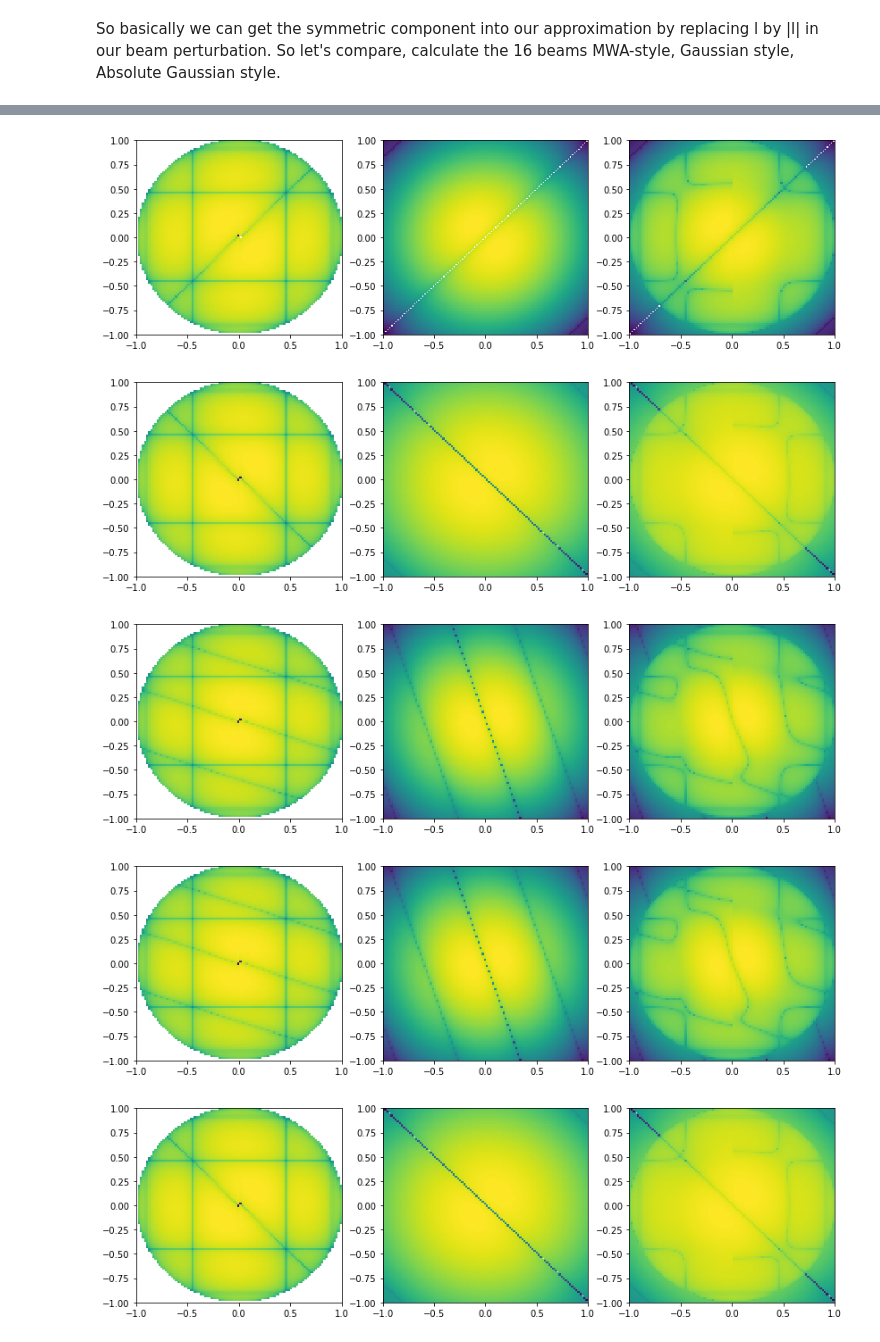
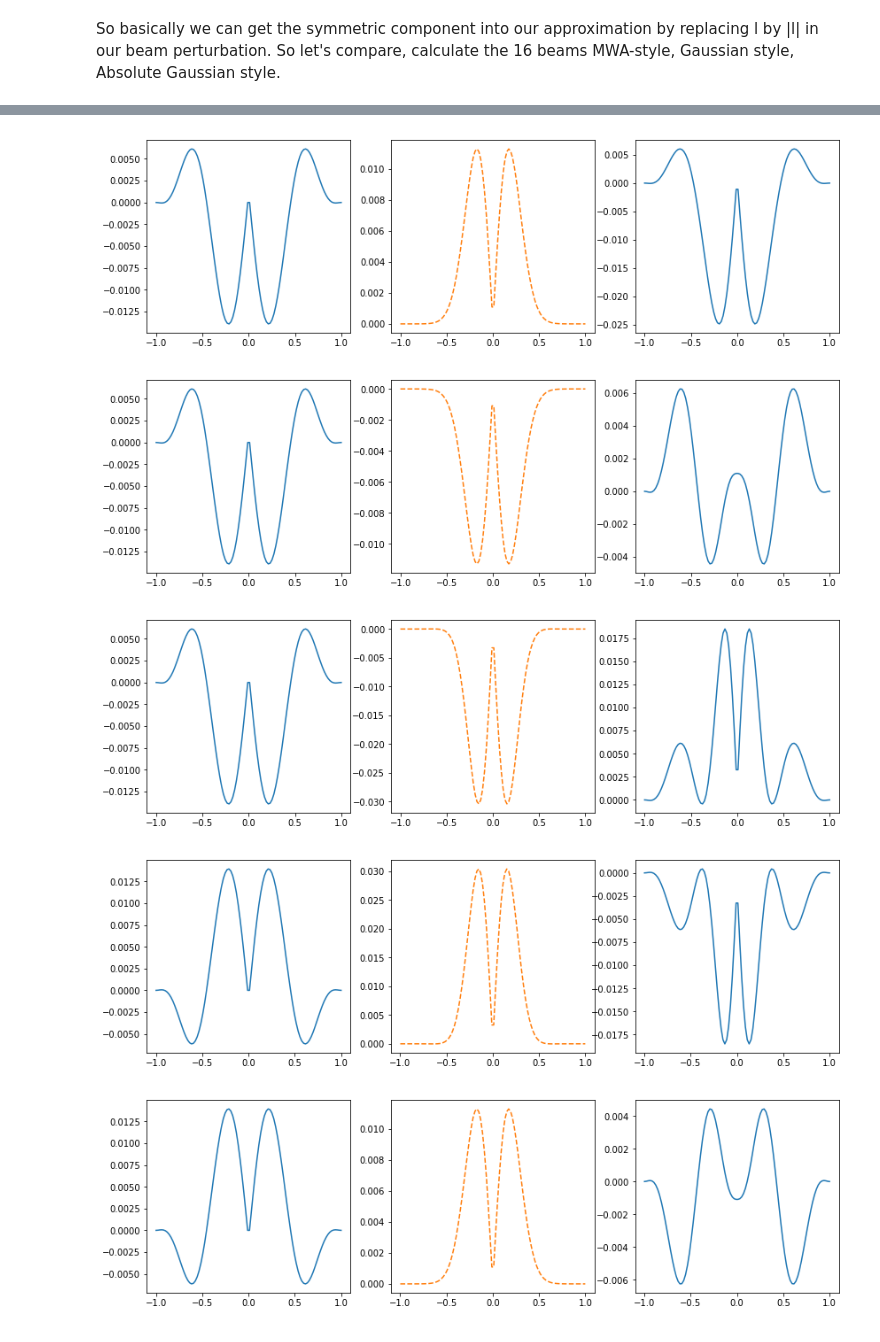
Before and after one commit to ronniyjoseph/Beam-Perturbations, a Jupyter notebook: Beam Covariance Re-do.ipynb, the cells around one changed output, grey strips where cells are left out. Cells and saved outputs as stored; diff of their text form; code cells hidden in the pictures.

Commit message:
commiting changes made yesterday in our beam investigation mode

```diff
--- a/Beam Covariance Re-do.ipynb
+++ b/Beam Covariance Re-do.ipynb
@@ -789,13 +792,13 @@ averaged_plotter(l, numerical, approximation, difference)
 # %% [markdown]
 So basically we can get the symmetric component into our approximation by replacing l by |l| in our beam perturbation. So let's compare, calculate the 16 beams MWA-style, Gaussian style, Absolute Gaussian style.
 # %%
-l = numpy.linspace(-1,1,100)
-m = l.copy()
+ll = numpy.linspace(-1,1,100)
+mm = numpy.zeros_like(ll) + 0
 frequency = 150e6
 
-ll, mm = numpy.meshgrid(l,m)
+#ll, mm = numpy.meshgrid(l,m)
 tt, pp = lm_to_theta_phi(ll, mm)
-
+pp = numpy.array([0])
 mwa_ideal_beam = mwa_tile_beam(theta=tt, phi=pp, frequency=frequency)
 gauss_ideal_beam = beam_response(ll, mm, frequency)
 
@@ -812,10 +815,12 @@ for faulty_dipole in range(16):
     dipole_weights = numpy.zeros(16) + 1
     dipole_weights[faulty_dipole] = 0
     mwa_pert_beam = mwa_tile_beam(theta=tt, phi=pp, frequency=frequency, weights=dipole_weights)
+
     mwa_baseline_beam = mwa_ideal_beam*numpy.conj(mwa_pert_beam)
 
-    gauss_pert_beam = gauss_ideal_beam*(1-1/16)*numpy.exp(-2.*numpy.pi*1j*(x_offsets[faulty_dipole]*ll +
-                                                     y_offsets[faulty_dipole]*mm)/wavelength)
+    gauss_pert_beam = gauss_ideal_beam*(1-1/16*numpy.exp(-2.*numpy.pi*1j*(x_offsets[faulty_dipole]*numpy.abs(ll) +
+                                                     y_offsets[faulty_dipole]*numpy.abs(mm))/wavelength))
+
     gauss_baseline_beam = gauss_ideal_beam*numpy.conj(gauss_pert_beam)
 
     diff_baseline_beam = mwa_baseline_beam - gauss_baseline_beam
@@ -825,9 +830,8 @@ for faulty_dipole in range(16):
     gauss_plot = figure.add_subplot(132)
     diff_plot = figure.add_subplot(133)
 
-    mwa_plot.pcolor(l,m, numpy.log10(numpy.abs(numpy.imag(mwa_baseline_beam))))
-    gauss_plot.pcolor(l,m, numpy.log10(numpy.abs(numpy.imag(gauss_baseline_beam))))
-    diff_plot.pcolor(l,m, numpy.log10(numpy.abs(numpy.imag(diff_baseline_beam))))
-
+    mwa_plot.plot(ll,numpy.imag(mwa_baseline_beam),"C0")
+    gauss_plot.plot(ll,numpy.imag(gauss_baseline_beam),"C1--")
+    diff_plot.plot(ll,numpy.imag(diff_baseline_beam))
     pyplot.show()
 # %% [output]
@@ -839,5 +843,5 @@ for faulty_dipole in range(16):
-[figure, old version]
+[figure, new version]
-[figure, old version]
+[figure, new version]
-[figure, old version]
+[figure, new version]
-[figure, old version]
+[figure, new version]
-[figure, old version]
+[figure, new version]
```
Also changed, not shown: parts of 8 cells of this notebook, 1 other file.
